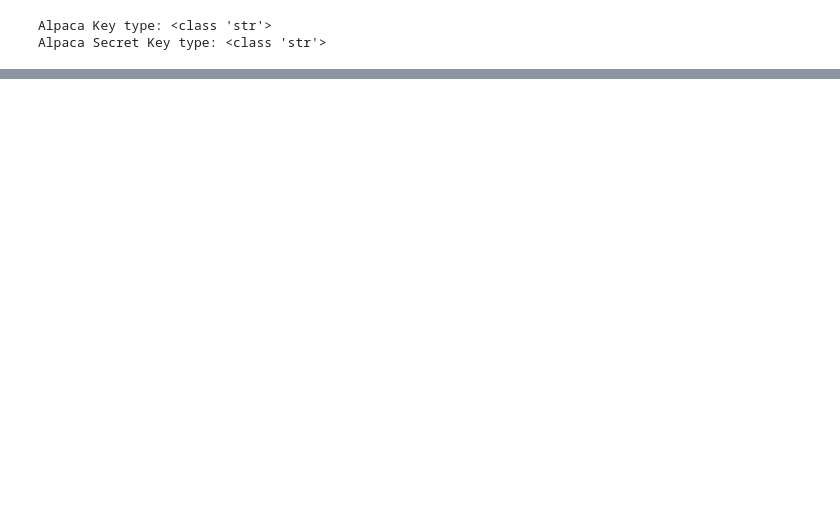
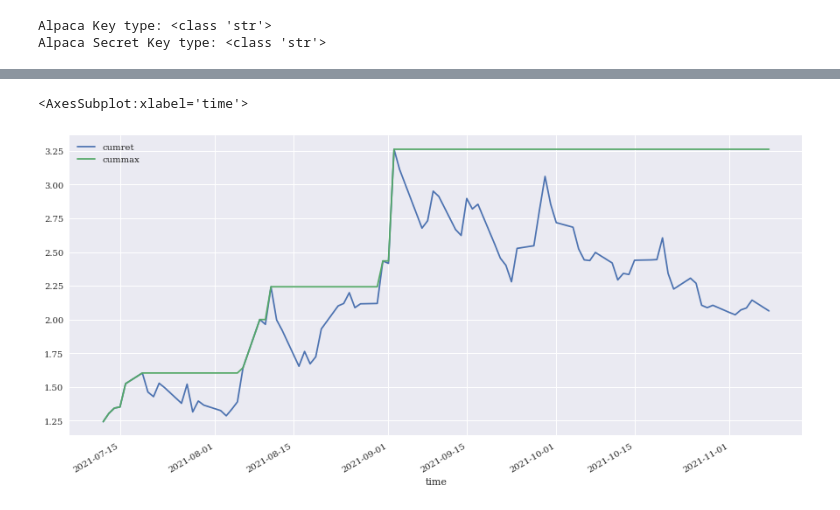
Before and after one commit to MuayThaiLegz/financial_solutions, a Jupyter notebook: cypto_stock_api_data.ipynb, the cells around one changed output, grey strips where cells are left out. Drawn from its saved outputs; the diff is of its cells as text; code cells hidden in the pictures; blank space fills up the shorter version.

```diff
--- a/cypto_stock_api_data.ipynb
+++ b/cypto_stock_api_data.ipynb
@@ -627,0 +440,9 @@ BTCM_df[['Entry/Exit', 'Signal']].plot()
+# %%
+BTCM_df['cumret'] = BTCM_df['strategy'].cumsum().apply(np.exp)
+# %%
+BTCM_df['cummax'] = BTCM_df['cumret'].cummax()
+# %%
+BTCM_df[['cumret', 'cummax']].dropna().plot(figsize=(15,7))
+# %% [output]
+<AxesSubplot:xlabel='time'>
+[figure, added]
```
Also changed, not shown: parts of 75 cells of this notebook.
